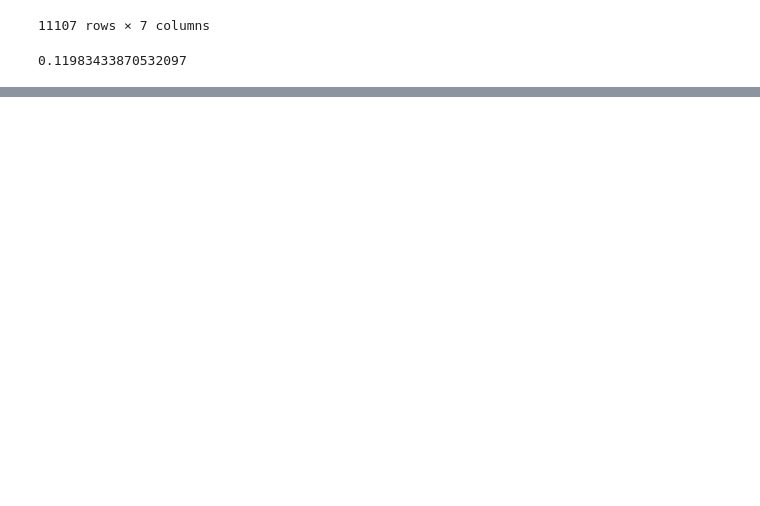
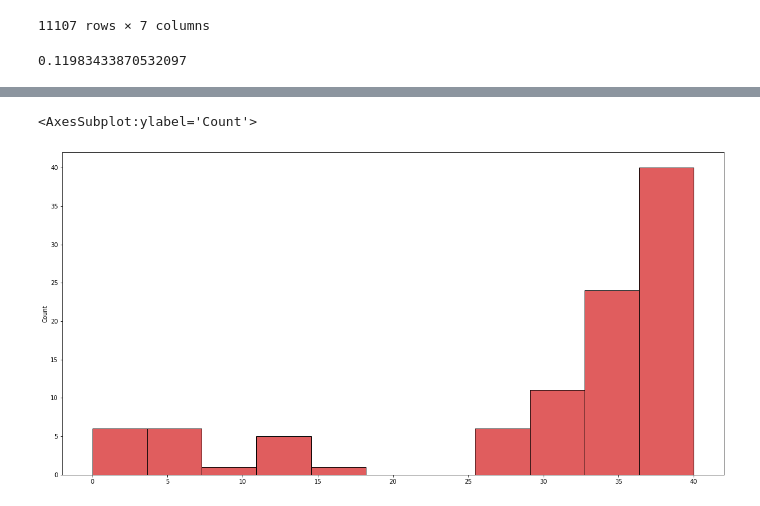
Before and after one commit to lucarossi9/Statistical-computation-project-2, a Jupyter notebook: newfriend.ipynb, the cells around one changed output, grey strips where cells are left out. Cells and saved outputs as stored; diff of their text form; code cells hidden in the pictures; blank space fills up the shorter version.

```diff
--- a/newfriend.ipynb
+++ b/newfriend.ipynb
@@ -253,0 +299,6 @@ df_final['truefriend'].mean()
+# %%
+fig, ax=plt.subplots(1,1,figsize=(20,10))
+sns.histplot(numres, color='tab:red', ax=ax)
+# %% [output]
+<AxesSubplot:ylabel='Count'>
+[figure, added]
```
Also changed, not shown: parts of 8 cells of this notebook.
